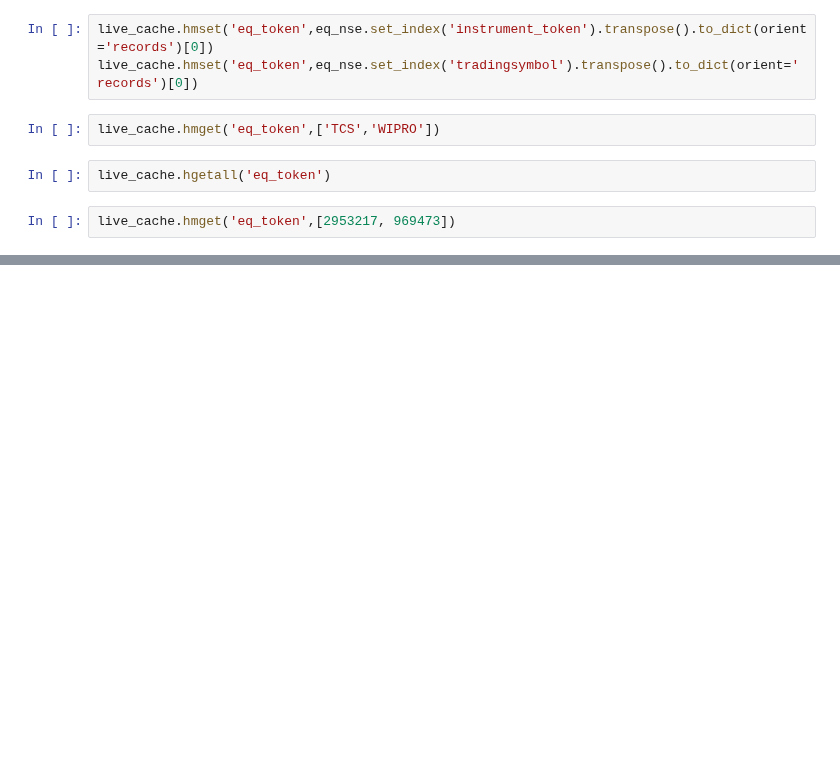
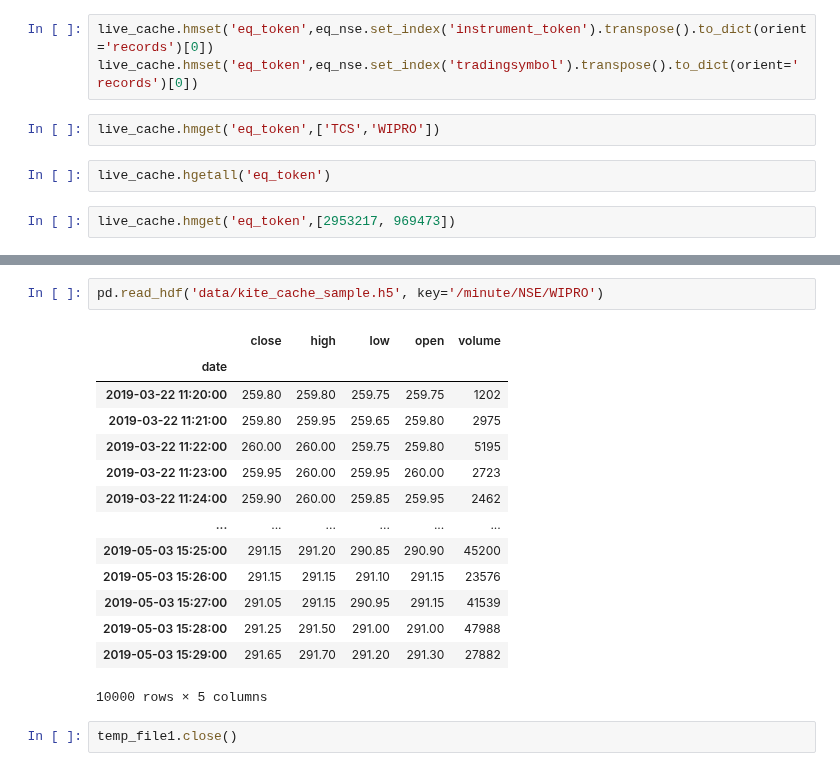
Before and after one commit to suhansaha/algotrader, a Jupyter notebook: src/freedom_v2_unit_test.ipynb, the cells around one changed output, grey strips where cells are left out. Drawn from its saved outputs; the diff is of its cells as text; blank space fills up the shorter version.

```diff
--- a/src/freedom_v2_unit_test.ipynb
+++ b/src/freedom_v2_unit_test.ipynb
@@ -622,0 +728,19 @@ live_cache.hmget('eq_token',[2953217, 969473])
+# %%
+pd.read_hdf('data/kite_cache_sample.h5', key='/minute/NSE/WIPRO')
+# %% [output]
+|  | close | high | low | open | volume |
+| date |  |  |  |  |  |
+| 2019-03-22 11:20:00 | 259.80 | 259.80 | 259.75 | 259.75 | 1202 |
+| 2019-03-22 11:21:00 | 259.80 | 259.95 | 259.65 | 259.80 | 2975 |
+| 2019-03-22 11:22:00 | 260.00 | 260.00 | 259.75 | 259.80 | 5195 |
+| 2019-03-22 11:23:00 | 259.95 | 260.00 | 259.95 | 260.00 | 2723 |
+| 2019-03-22 11:24:00 | 259.90 | 260.00 | 259.85 | 259.95 | 2462 |
+| ... | ... | ... | ... | ... | ... |
+| 2019-05-03 15:25:00 | 291.15 | 291.20 | 290.85 | 290.90 | 45200 |
+| 2019-05-03 15:26:00 | 291.15 | 291.15 | 291.10 | 291.15 | 23576 |
+| 2019-05-03 15:27:00 | 291.05 | 291.15 | 290.95 | 291.15 | 41539 |
+| 2019-05-03 15:28:00 | 291.25 | 291.50 | 291.00 | 291.00 | 47988 |
+| 2019-05-03 15:29:00 | 291.65 | 291.70 | 291.20 | 291.30 | 27882 |
+10000 rows × 5 columns
+# %%
+temp_file1.close()
```
Also changed, not shown: parts of 22 cells of this notebook, 12 other files.
